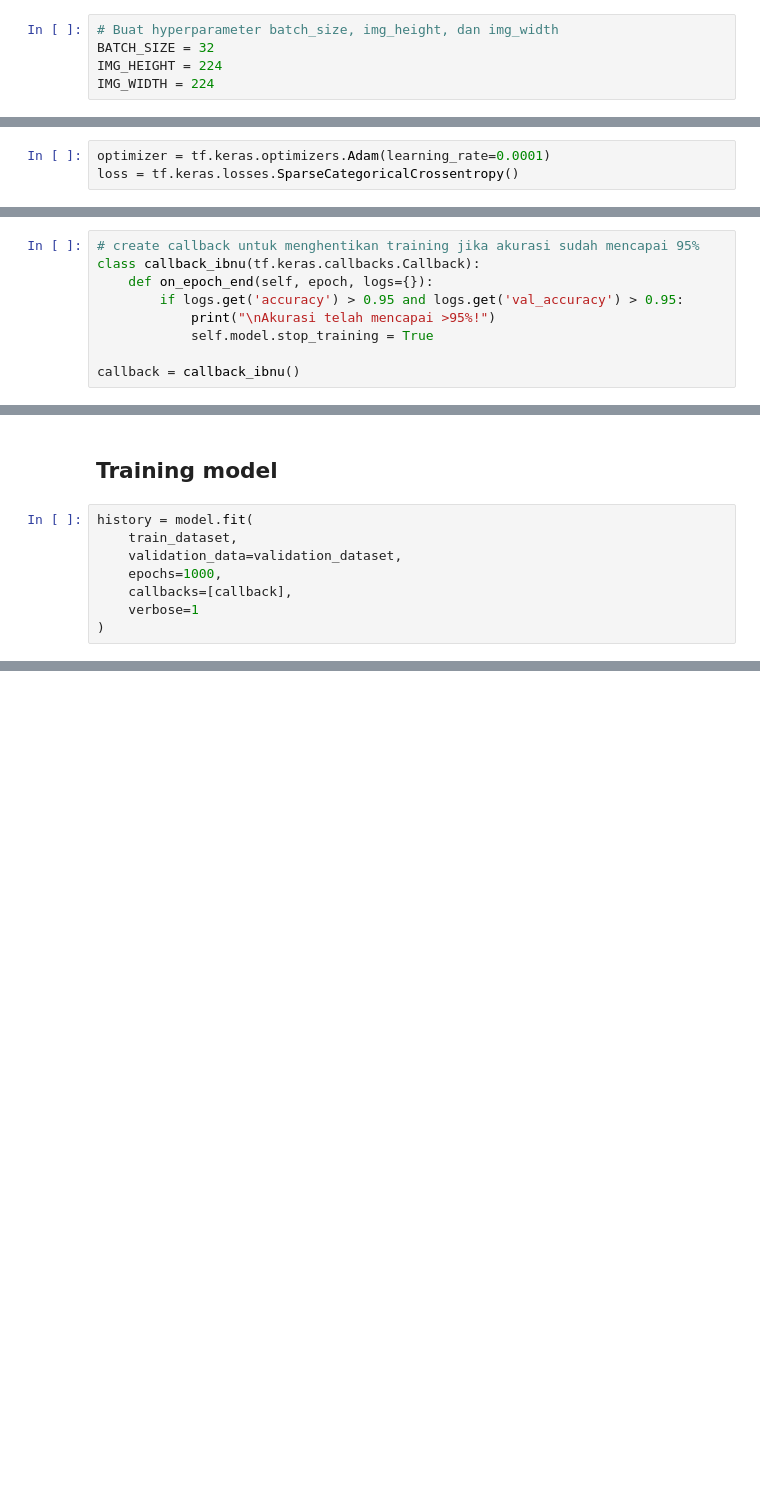
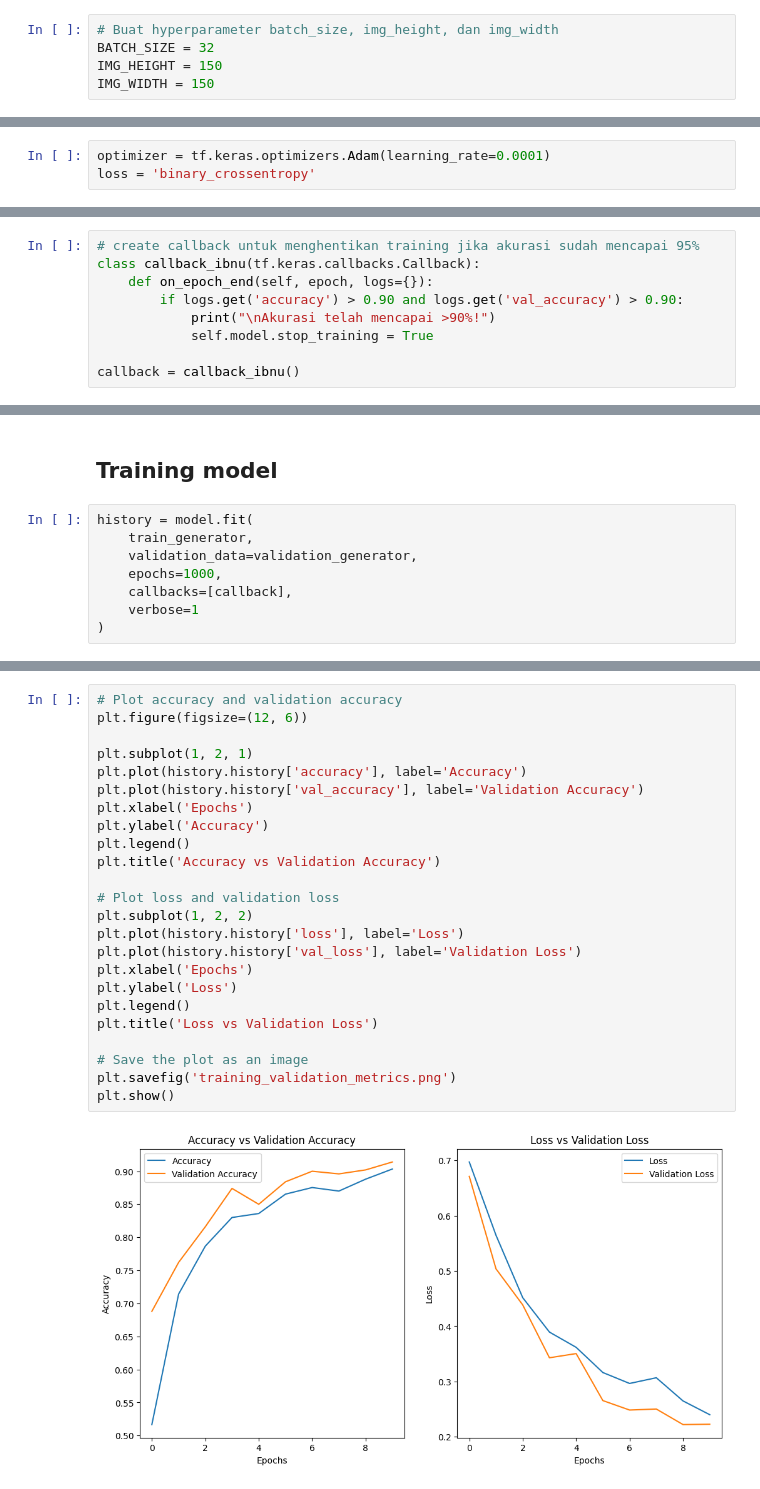
Before and after one commit to Cleign1/algoritma-deep-learning-gundar, a Jupyter notebook: tensorflow_create models.ipynb, the cells around one changed output, grey strips where cells are left out. Saved outputs shown, nothing was run; the diff lists cells and outputs as text; blank space fills up the shorter version.

```diff
--- a/tensorflow_create models.ipynb
+++ b/tensorflow_create models.ipynb
@@ -156,7 +135,7 @@ plt.show()
 # %%
 # Buat hyperparameter batch_size, img_height, dan img_width
 BATCH_SIZE = 32
-IMG_HEIGHT = 224
-IMG_WIDTH = 224
+IMG_HEIGHT = 150
+IMG_WIDTH = 150
 # %%
 # Buat dataset menggunakan tf.keras.utils.image_dataset_from_directory
@@ -247,14 +207,14 @@ model = Sequential([
 # %%
 optimizer = tf.keras.optimizers.Adam(learning_rate=0.0001)
-loss = tf.keras.losses.SparseCategoricalCrossentropy()
+loss = 'binary_crossentropy'
 # %%
 model.compile(optimizer=optimizer, loss=loss, metrics=['accuracy'])
 # %%
 # create callback untuk menghentikan training jika akurasi sudah mencapai 95%
 class callback_ibnu(tf.keras.callbacks.Callback):
     def on_epoch_end(self, epoch, logs={}):
-        if logs.get('accuracy') > 0.95 and logs.get('val_accuracy') > 0.95:
-            print("\nAkurasi telah mencapai >95%!")
+        if logs.get('accuracy') > 0.90 and logs.get('val_accuracy') > 0.90:
+            print("\nAkurasi telah mencapai >90%!")
             self.model.stop_training = True
 
 callback = callback_ibnu()
@@ -287,8 +247,8 @@ Model: "sequential_2"
 ## Training model
 # %%
 history = model.fit(
-    train_dataset,
-    validation_data=validation_dataset,
+    train_generator,
+    validation_data=validation_generator,
     epochs=1000,
     callbacks=[callback],
     verbose=1
@@ -325,0 +282,26 @@ Epoch 39/1000
+# %%
+# Plot accuracy and validation accuracy
+plt.figure(figsize=(12, 6))
+
+plt.subplot(1, 2, 1)
+plt.plot(history.history['accuracy'], label='Accuracy')
+plt.plot(history.history['val_accuracy'], label='Validation Accuracy')
+plt.xlabel('Epochs')
+plt.ylabel('Accuracy')
+plt.legend()
+plt.title('Accuracy vs Validation Accuracy')
+
+# Plot loss and validation loss
+plt.subplot(1, 2, 2)
+plt.plot(history.history['loss'], label='Loss')
+plt.plot(history.history['val_loss'], label='Validation Loss')
+plt.xlabel('Epochs')
+plt.ylabel('Loss')
+plt.legend()
+plt.title('Loss vs Validation Loss')
+
+# Save the plot as an image
+plt.savefig('training_validation_metrics.png')
+plt.show()
+# %% [output]
+[figure, added]
```
Also changed, not shown: parts of 22 cells of this notebook.
